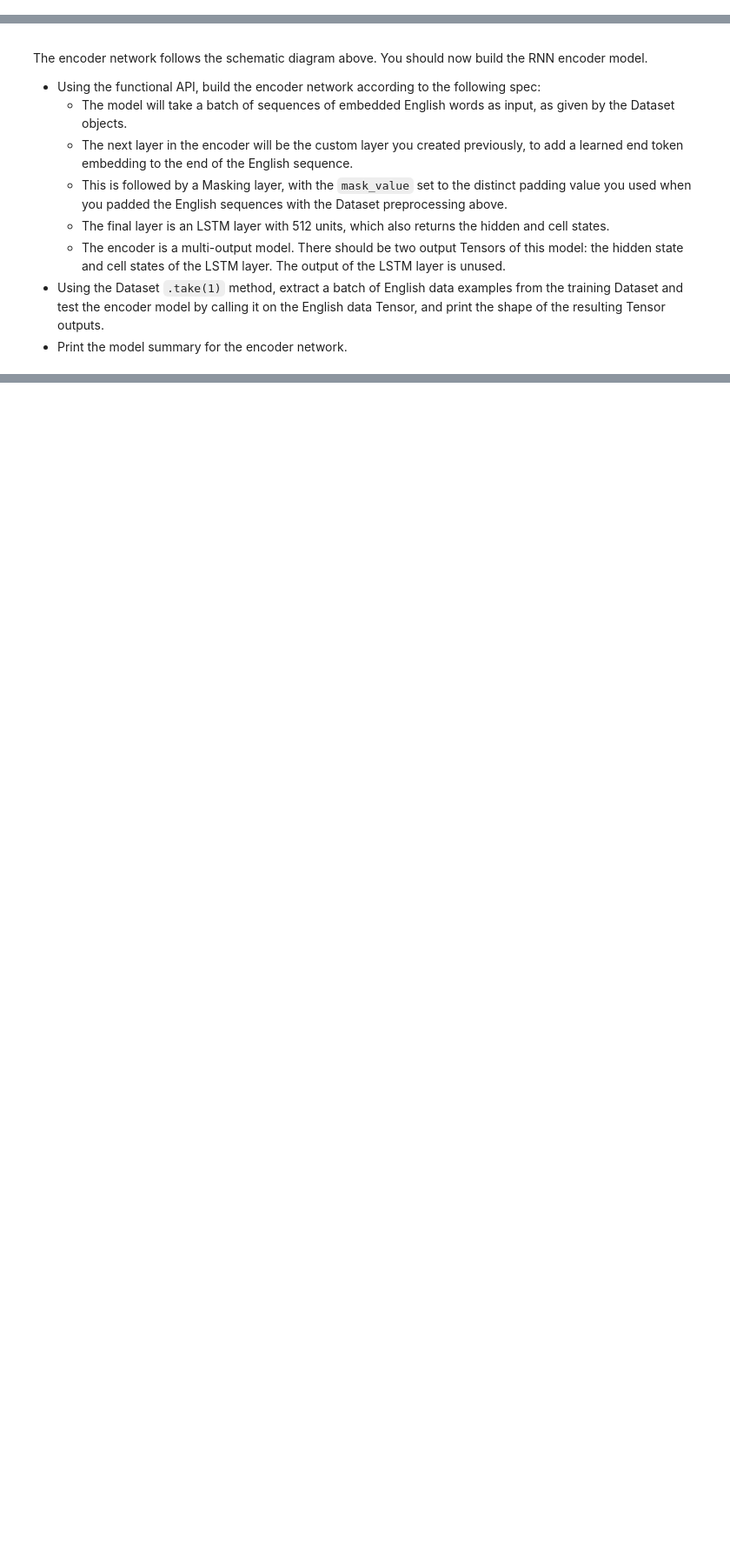
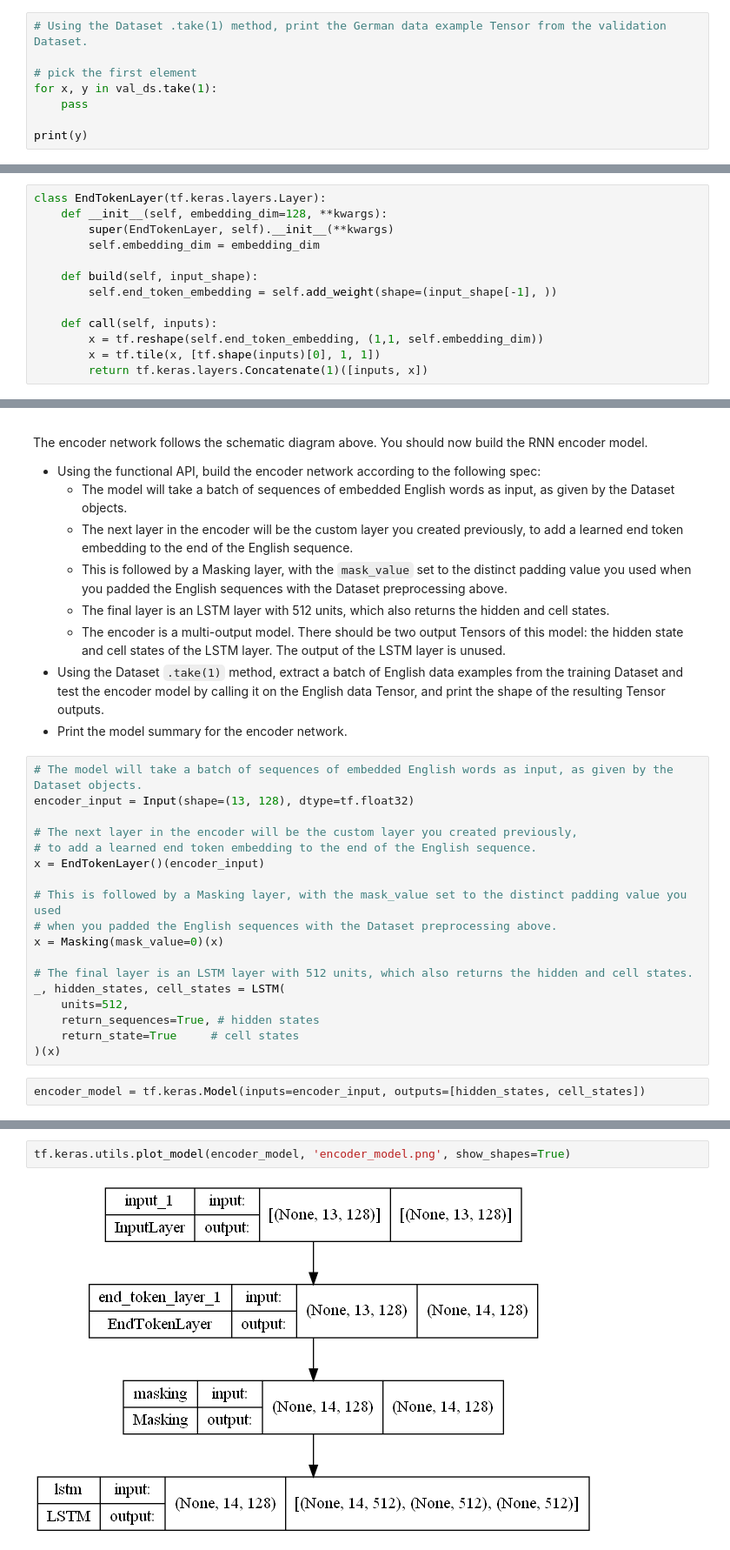
Before and after one commit to jpceia/Customising-your-models-with-TensorFlow-2, a Jupyter notebook: week 5/Capstone Project.ipynb, the cells around one changed output, grey strips where cells are left out. Shown at 87% size. Cells and saved outputs as stored; diff of their text form; blank space fills up the shorter version.

```diff
--- a/week 5/Capstone Project.ipynb
+++ b/week 5/Capstone Project.ipynb
@@ -111,0 +260,8 @@ You should now prepare the training and validation Datasets.
+# %%
+# Using the Dataset .take(1) method, print the German data example Tensor from the validation Dataset.
+
+# pick the first element
+for x, y in val_ds.take(1):
+    pass
+
+print(y)
@@ -119,3 +293,16 @@ You should now build the custom layer.
 * Using layer subclassing, create a custom layer that takes a batch of English data examples from one of the Datasets, and adds a learned embedded ‘end’ token to the end of each sequence.
 * This layer should create a TensorFlow Variable (that will be learned during training) that is 128-dimensional (the size of the embedding space). _Hint: you may find it helpful in the call method to use the tf.tile function to replicate the end token embedding across every element in the batch._
 * Using the Dataset `.take(1)` method, extract a batch of English data examples from the training Dataset and print the shape. Test the custom layer by calling the layer on the English data batch Tensor and print the resulting Tensor shape (the layer should increase the sequence length by one).
+# %%
+class EndTokenLayer(tf.keras.layers.Layer):
+    def __init__(self, embedding_dim=128, **kwargs):
+        super(EndTokenLayer, self).__init__(**kwargs)
+        self.embedding_dim = embedding_dim
+
+    def build(self, input_shape):
+        self.end_token_embedding = self.add_weight(shape=(input_shape[-1], ))
+
+    def call(self, inputs):
+        x = tf.reshape(self.end_token_embedding, (1,1, self.embedding_dim))
+        x = tf.tile(x, [tf.shape(inputs)[0], 1, 1])
+        return tf.keras.layers.Concatenate(1)([inputs, x])
@@ -130,3 +337,23 @@ The encoder network follows the schematic diagram above. You should now build th
     * The encoder is a multi-output model. There should be two output Tensors of this model: the hidden state and cell states of the LSTM layer. The output of the LSTM layer is unused.
 * Using the Dataset `.take(1)` method, extract a batch of English data examples from the training Dataset and test the encoder model by calling it on the English data Tensor, and print the shape of the resulting Tensor outputs.
 * Print the model summary for the encoder network.
+# %%
+# The model will take a batch of sequences of embedded English words as input, as given by the Dataset objects.
+encoder_input = Input(shape=(13, 128), dtype=tf.float32)
+
+# The next layer in the encoder will be the custom layer you created previously,
+# to add a learned end token embedding to the end of the English sequence.
+x = EndTokenLayer()(encoder_input)
+
+# This is followed by a Masking layer, with the mask_value set to the distinct padding value you used
+# when you padded the English sequences with the Dataset preprocessing above.
+x = Masking(mask_value=0)(x)
+
+# The final layer is an LSTM layer with 512 units, which also returns the hidden and cell states.
+_, hidden_states, cell_states = LSTM(
+    units=512,
+    return_sequences=True, # hidden states
+    return_state=True     # cell states
+)(x)
+# %%
+encoder_model = tf.keras.Model(inputs=encoder_input, outputs=[hidden_states, cell_states])
@@ -133,3 +399,7 @@ The encoder network follows the schematic diagram above. You should now build th
+# %%
+tf.keras.utils.plot_model(encoder_model, 'encoder_model.png', show_shapes=True)
+# %% [output]
+[figure, added]
 # %% [markdown]
 ## 5. Build the decoder network
 The decoder network follows the schematic diagram below.
```
Also changed, not shown: parts of 38 cells of this notebook, 2 other files.
